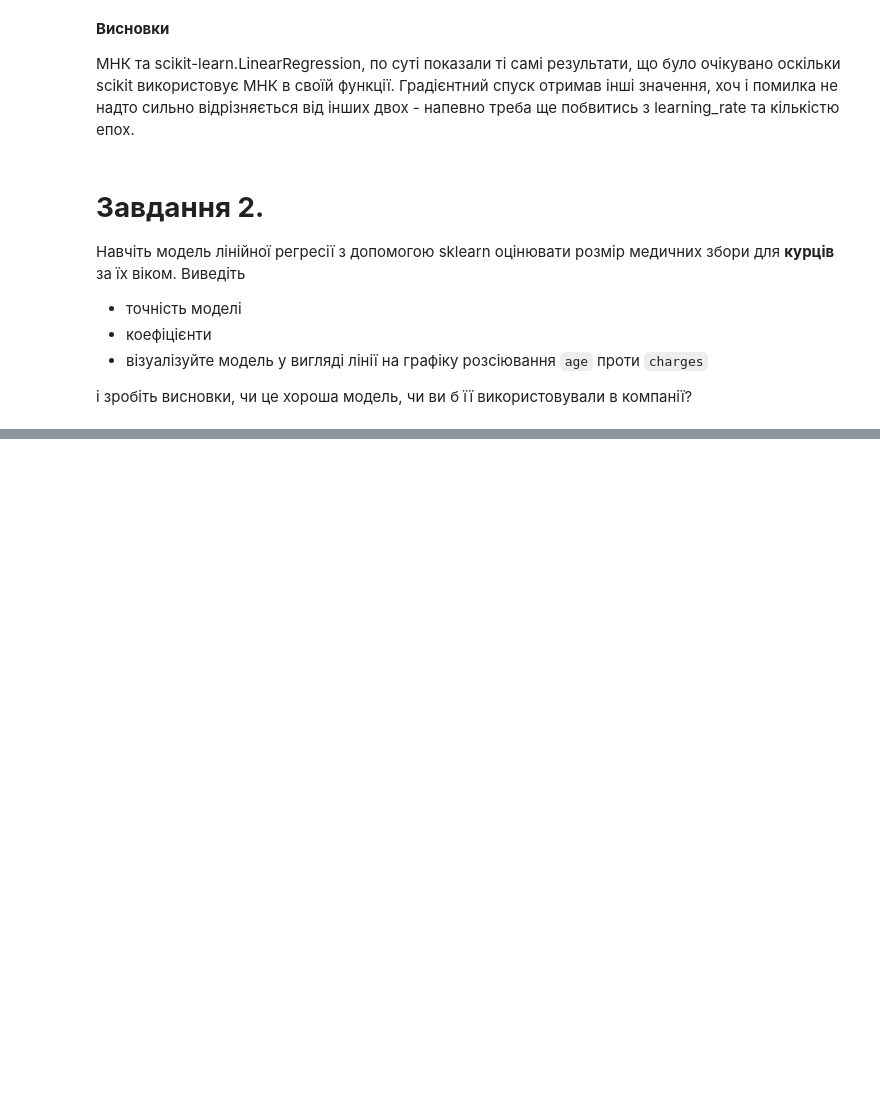
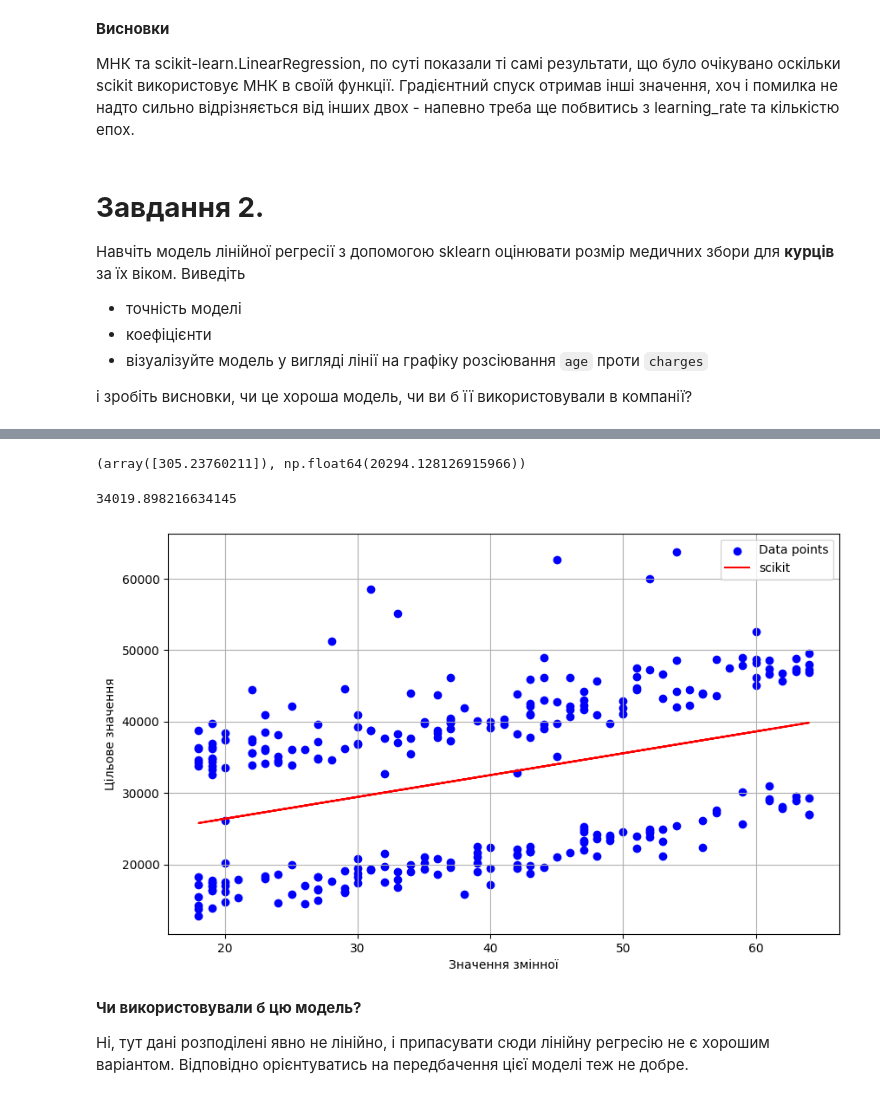
Before and after one commit to chornamarta/ml3.0, a Jupyter notebook: Module 2/Linear Regression/HW_2_1_5_Побудова_лінійної_регресії_за_одною_ознакою.ipynb, the cells around one changed output, grey strips where cells are left out. Drawn from its saved outputs; the diff is of its cells as text; code cells hidden in the pictures; blank space fills up the shorter version.

```diff
--- a/Module 2/Linear Regression/HW_2_1_5_Побудова_лінійної_регресії_за_одною_ознакою.ipynb
+++ b/Module 2/Linear Regression/HW_2_1_5_Побудова_лінійної_регресії_за_одною_ознакою.ipynb
@@ -221,0 +238,3 @@ RMSE sklearn:  4662.505766636395
+# %%
+X_sm = smoker_df['age'].values
+y_sm = smoker_df['charges'].values
@@ -221,0 +261,3 @@ RMSE sklearn:  4662.505766636395
+# %%
+X_sm = X_sm.reshape(-1,1)
+X_sm
@@ -221,0 +282,27 @@ RMSE sklearn:  4662.505766636395
+# %%
+lin_reg_smok = LinearRegression()
+lin_reg_smok.fit(X_sm, y_sm)
+lin_reg_smok.coef_, lin_reg_smok.intercept_
+# %% [output]
+(array([305.23760211]), np.float64(20294.128126915966))
+# %%
+predictions_sklearn = lin_reg_smok.predict(X_sm)
+# %%
+root_mean_squared_error(X_sm,y_sm)
+# %% [output]
+34019.898216634145
+# %%
+plt.figure(figsize=(10, 6))
+plt.scatter(X_sm, y_sm, color='blue', label='Data points')
+plt.plot(X_sm, predictions_sklearn, color='red', label='scikit')
+plt.xlabel('Значення змінної')
+plt.ylabel('Цільове значення')
+plt.legend()
+plt.grid(True)
+plt.show()
+# %% [output]
+[figure, added]
+# %% [markdown]
+**Чи використовували б цю модель?**
+
+Ні, тут дані розподілені явно не лінійно, і припасувати сюди лінійну регресію не є хорошим варіантом. Відповідно орієнтуватись на передбачення цієї моделі теж не добре.
```
Also changed, not shown: parts of 10 cells of this notebook.
